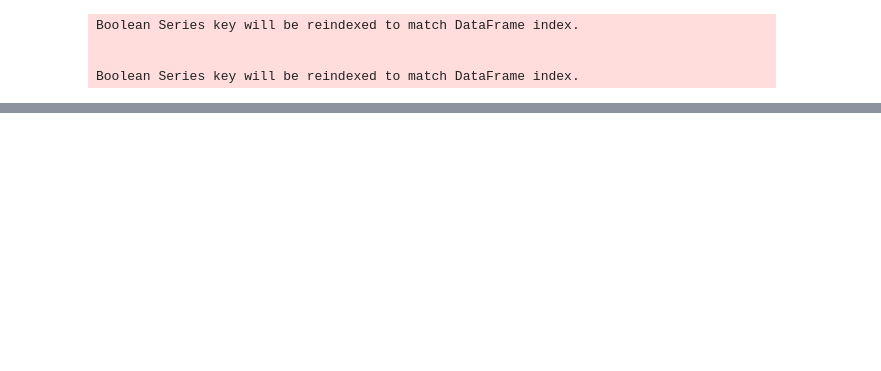
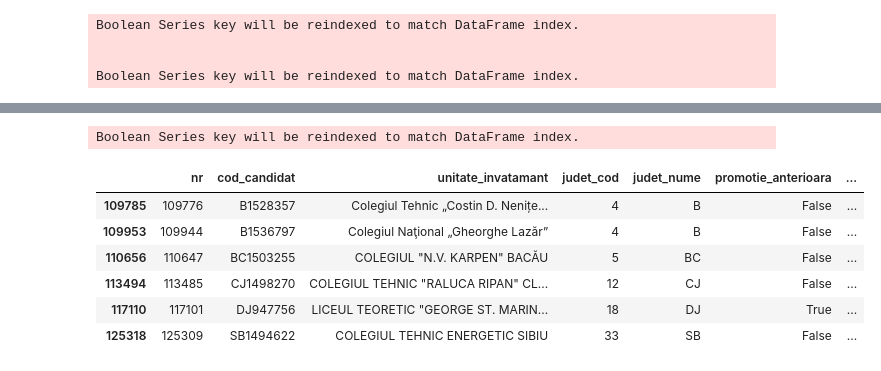
Before and after one commit to tacheometry/rezultate-bac-2024, a Jupyter notebook: Bac_Stats.ipynb, the cells around one changed output, grey strips where cells are left out. Cells and saved outputs as stored; diff of their text form; code cells hidden in the pictures; blank space fills up the shorter version.

```diff
--- a/Bac_Stats.ipynb
+++ b/Bac_Stats.ipynb
@@ -269,0 +349,12 @@ Boolean Series key will be reindexed to match DataFrame index.
+# %%
+failed_with_one_max_score = bac_original[bac_original["rezultat_final"] == "Respins"][(bac_original["disciplina_aleasa_nota_finala"] == 10) | (bac_original["limba_romana_nota_finala"] == 10) | (bac_original["limba_materna_nota_finala"] == 10) | (bac_original["disciplina_obligatorie_nota_finala"] == 10)]
+failed_with_one_max_score
+# %% [output]
+Boolean Series key will be reindexed to match DataFrame index.
+|  | nr | cod_candidat | unitate_invatamant | judet_cod | judet_nume | promotie_anterioara | ... |
+| 109785 | 109776 | B1528357 | Colegiul Tehnic „Costin D. Nenițe... | 4 | B | False | ... |
+| 109953 | 109944 | B1536797 | Colegiul Naţional „Gheorghe Lazăr” | 4 | B | False | ... |
+| 110656 | 110647 | BC1503255 | COLEGIUL "N.V. KARPEN" BACĂU | 5 | BC | False | ... |
+| 113494 | 113485 | CJ1498270 | COLEGIUL TEHNIC "RALUCA RIPAN" CL... | 12 | CJ | False | ... |
+| 117110 | 117101 | DJ947756 | LICEUL TEORETIC "GEORGE ST. MARIN... | 18 | DJ | True | ... |
+| 125318 | 125309 | SB1494622 | COLEGIUL TEHNIC ENERGETIC SIBIU | 33 | SB | False | ... |
```
Also changed, not shown: parts of 15 cells of this notebook.
